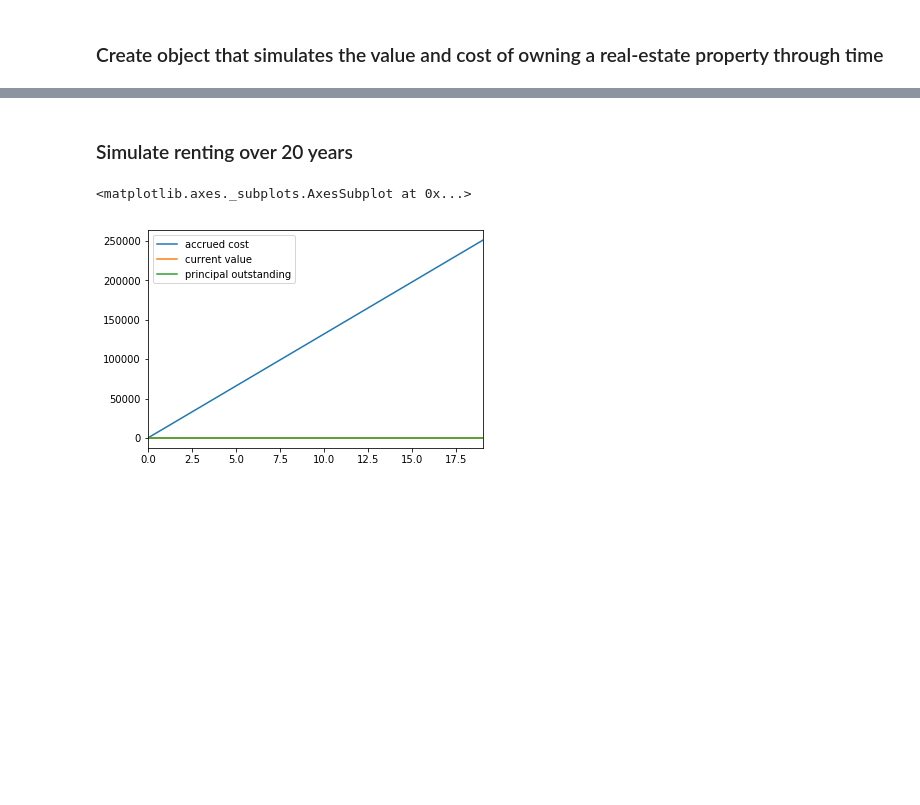
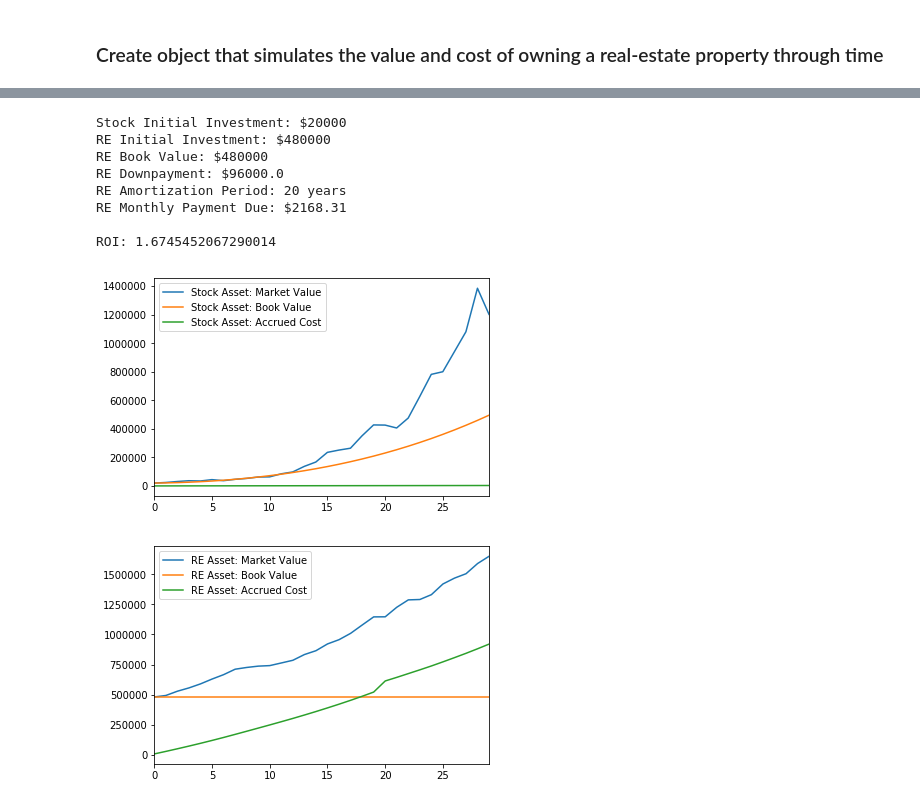
Before and after one commit to oliverfoster27/Monte-Carlo-Real-Estate, a Jupyter notebook: Analysis.ipynb, the cells around one changed output, grey strips where cells are left out. Cells and saved outputs as stored; diff of their text form; code cells hidden in the pictures; blank space fills up the shorter version.

```diff
--- a/Analysis.ipynb
+++ b/Analysis.ipynb
@@ -70 +104,38 @@ class REAsset:
+# %%
+def one_sim(condo_cost, amortization_period, horizon):
+
+    gross_salary = 68_000
+    investment_rate = 0.4
+    raise_rate = 0.03
+    initial_investment = 20_000
+
+    stock_asset = StockAsset(initial_investment)
+
+    re_asset = REAsset(condo_cost, amortization_period=amortization_period)
+
+    re_asset.mortgage_monthly_payment * 12
+
+    data = []
+    for year in range(horizon):
+
+        yearly_stock_investment = investment_rate*gross_salary - re_asset.mortgage_monthly_payment * 12
+
+        if yearly_stock_investment < 0:
+            raise ValueError("You can't afford this mortgate")
+
+        data.append({'Stock Asset: Market Value': stock_asset.market_value, 'Stock Asset: Book Value': stock_asset.book_value,
+                     'Stock Asset: Accrued Cost': stock_asset.cost,
+                     'RE Asset: Market Value': re_asset.market_value, 'RE Asset: Book Value': re_asset.book_value,
+                     'RE Asset: Accrued Cost': re_asset.cost})
+        stock_asset.year_end_evaluation(yearly_stock_investment)
+        re_asset.year_end_evaluation()
+
+        gross_salary = (1 + raise_rate) * gross_salary
+
+    total_market_value = stock_asset.market_value + re_asset.market_value
+    total_cost = stock_asset.cost + re_asset.cost
+    total_book_value = stock_asset.book_value + re_asset.book_value
+    ROI = total_market_value / (total_book_value + total_cost)
+
+    return pd.DataFrame(data), ROI
 # %% [markdown]
@@ -85,15 +143,16 @@ pd.DataFrame(data).plot()
-# %% [markdown]
-### Simulate renting over 20 years
-# %%
-condo_cost = 0
-
-test = REAsset(condo_cost)
-
-data = []
-for year in range(20):
-    data.append({'current value': test.value, 'accrued cost': test.cost, 'principal outstanding': test.mortgage_outstanding})
-    test.year_end_evaluation()
-pd.DataFrame(data).plot()
-# %% [output]
-<matplotlib.axes._subplots.AxesSubplot at 0x...>
-[figure, removed]
+# %%
+results, ROI = one_sim(480_000, 20, 30)
+results[['Stock Asset: Market Value', 'Stock Asset: Book Value', 'Stock Asset: Accrued Cost']].plot()
+results[['RE Asset: Market Value', 'RE Asset: Book Value', 'RE Asset: Accrued Cost']].plot()
+print("\nROI: {}".format(ROI))
+# %% [output]
+Stock Initial Investment: $20000
+RE Initial Investment: $480000
+RE Book Value: $480000
+RE Downpayment: $96000.0
+RE Amortization Period: 20 years
+RE Monthly Payment Due: $2168.31
+
+ROI: 1.6745452067290014
+[figure, added]
+[figure, added]
```
Also changed, not shown: parts of 13 cells of this notebook.
